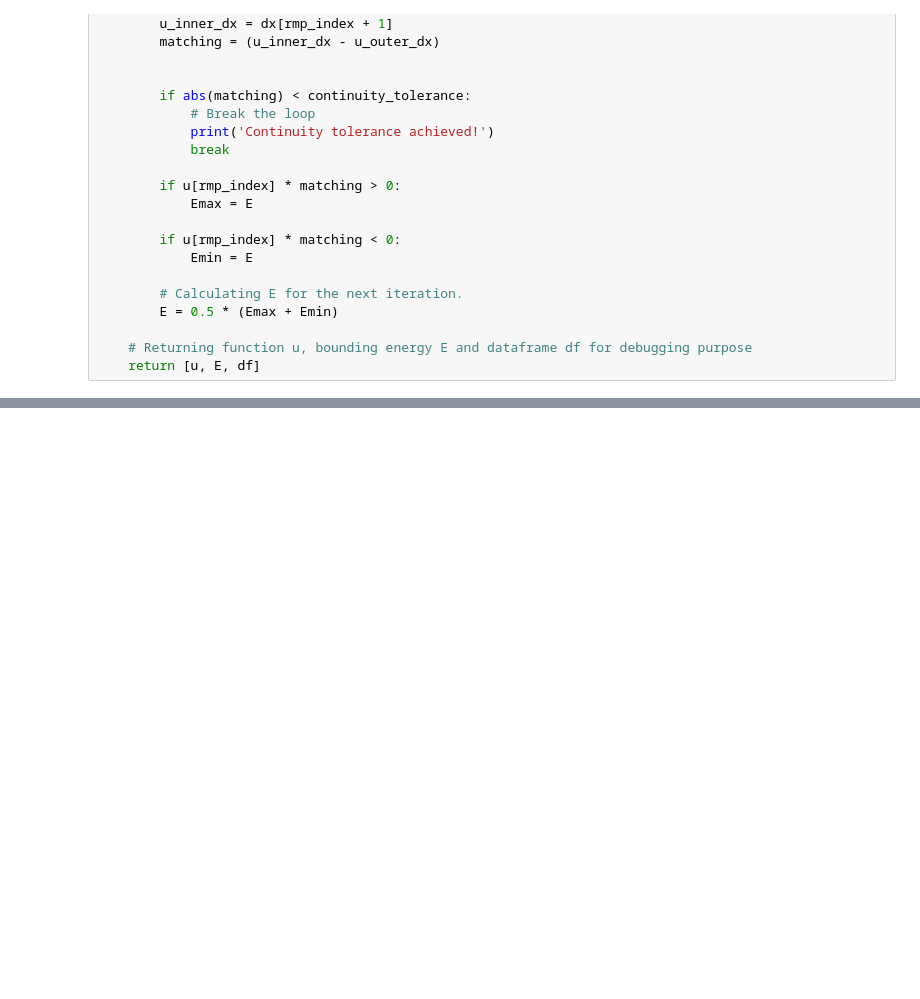
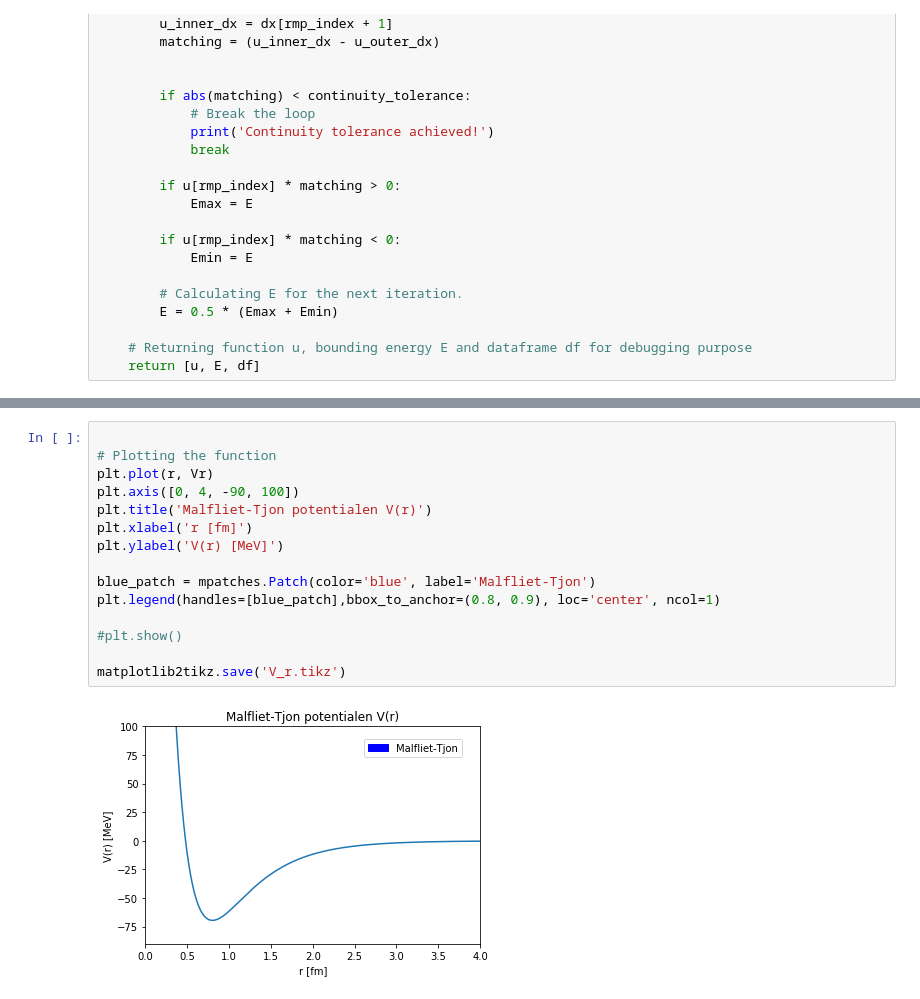
Before and after one commit to MarcChalm/SchrodingerSolution, a Jupyter notebook: ShrodingerNotebook.ipynb, the cells around one changed output, grey strips where cells are left out. Cells and saved outputs as stored; diff of their text form; blank space fills up the shorter version.

```diff
--- a/ShrodingerNotebook.ipynb
+++ b/ShrodingerNotebook.ipynb
@@ -258,0 +269,17 @@ Radius in fm, r_d = 1.945285349027254
+# %%
+
+# Plotting the function
+plt.plot(r, Vr)
+plt.axis([0, 4, -90, 100])
+plt.title('Malfliet-Tjon potentialen V(r)')
+plt.xlabel('r [fm]')
+plt.ylabel('V(r) [MeV]')
+
+blue_patch = mpatches.Patch(color='blue', label='Malfliet-Tjon')
+plt.legend(handles=[blue_patch],bbox_to_anchor=(0.8, 0.9), loc='center', ncol=1)
+
+#plt.show()
+
+matplotlib2tikz.save('V_r.tikz')
+# %% [output]
+[figure, added]
```
Also changed, not shown: parts of 2 cells of this notebook.
